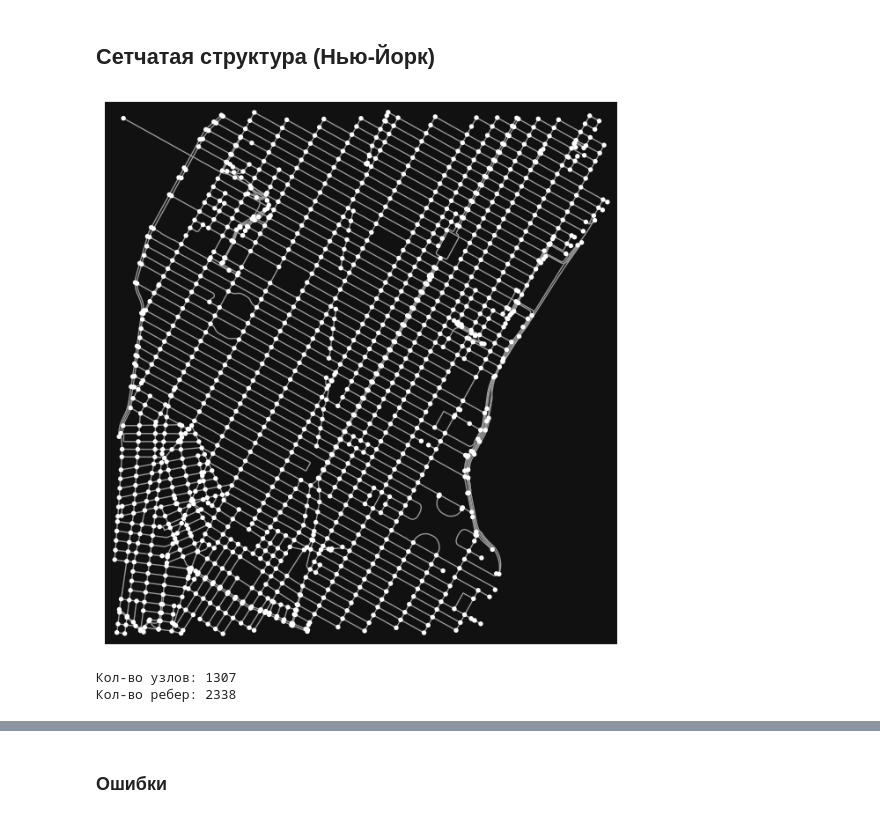
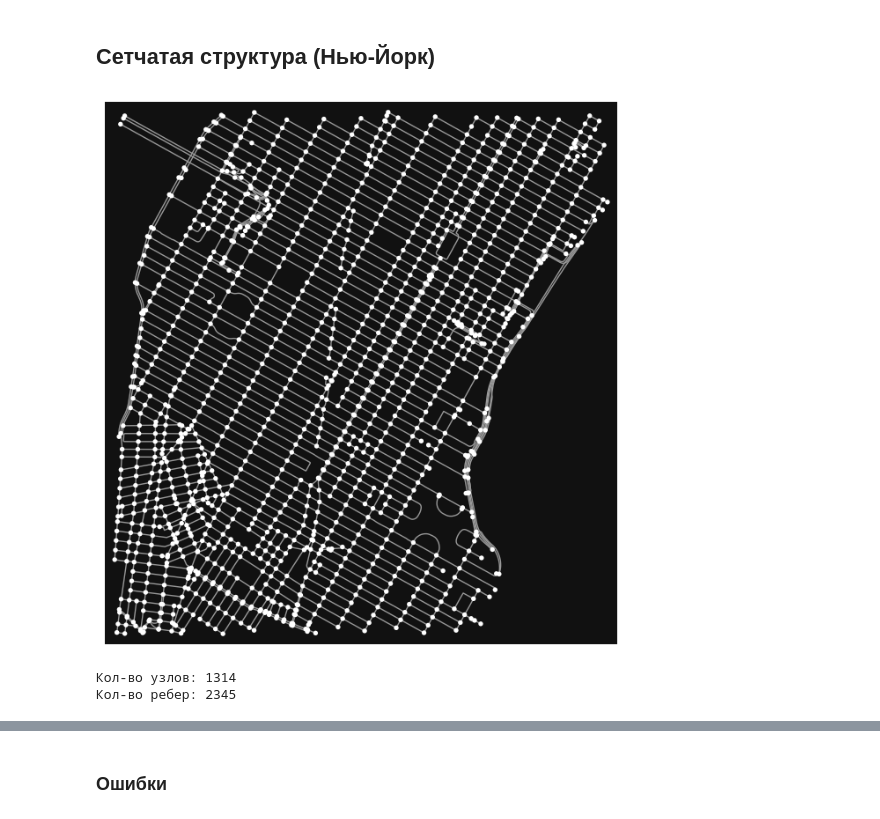
Before and after one commit to Zezezknight/percolation, a Jupyter notebook: Statistical analysis.ipynb, the cells around one changed output, grey strips where cells are left out. Drawn from its saved outputs; the diff is of its cells as text; code cells hidden in the pictures.

```diff
--- a/Statistical analysis.ipynb
+++ b/Statistical analysis.ipynb
@@ -268,32 +268,26 @@ save_dict_to_pickle(Moscow_attack, "Moscow_attack.pkl")
 # %%
 north = 40.7634
 south = 40.7234
 east = -73.9607
 west = -74.0107
 
 # Скачиваем граф строго в границах квадрата
 G_nyc = ox.graph_from_bbox((west, south, east, north), network_type='drive')
-
-while True:
-    nodes_to_remove = [n for n, d in G_nyc.degree() if d <= 1]
-    if not nodes_to_remove:
-        break
-    G_nyc.remove_nodes_from(nodes_to_remove)
 
 G_un_ny = G_nyc.to_undirected()
 largest_component_ny = max(nx.connected_components(G_un_ny), key=len)
 
 # Создаем финальный граф
 G_nyc = G_un_ny.subgraph(largest_component_ny).copy()
 
 # Визуализация
 ox.plot_graph(G_nyc)
 print(f"Кол-во узлов: {len(G_nyc)}")
 print(f"Кол-во ребер: {G_nyc.number_of_edges()}")
 # %% [output]
-[figure, old version]
+[figure, new version]
-Кол-во узлов: 1307
-Кол-во ребер: 2338
+Кол-во узлов: 1314
+Кол-во ребер: 2345
 # %%
 ox.plot_graph(
     G_nyc,
```
Also changed, not shown: parts of 3 cells of this notebook, 10 other files.
